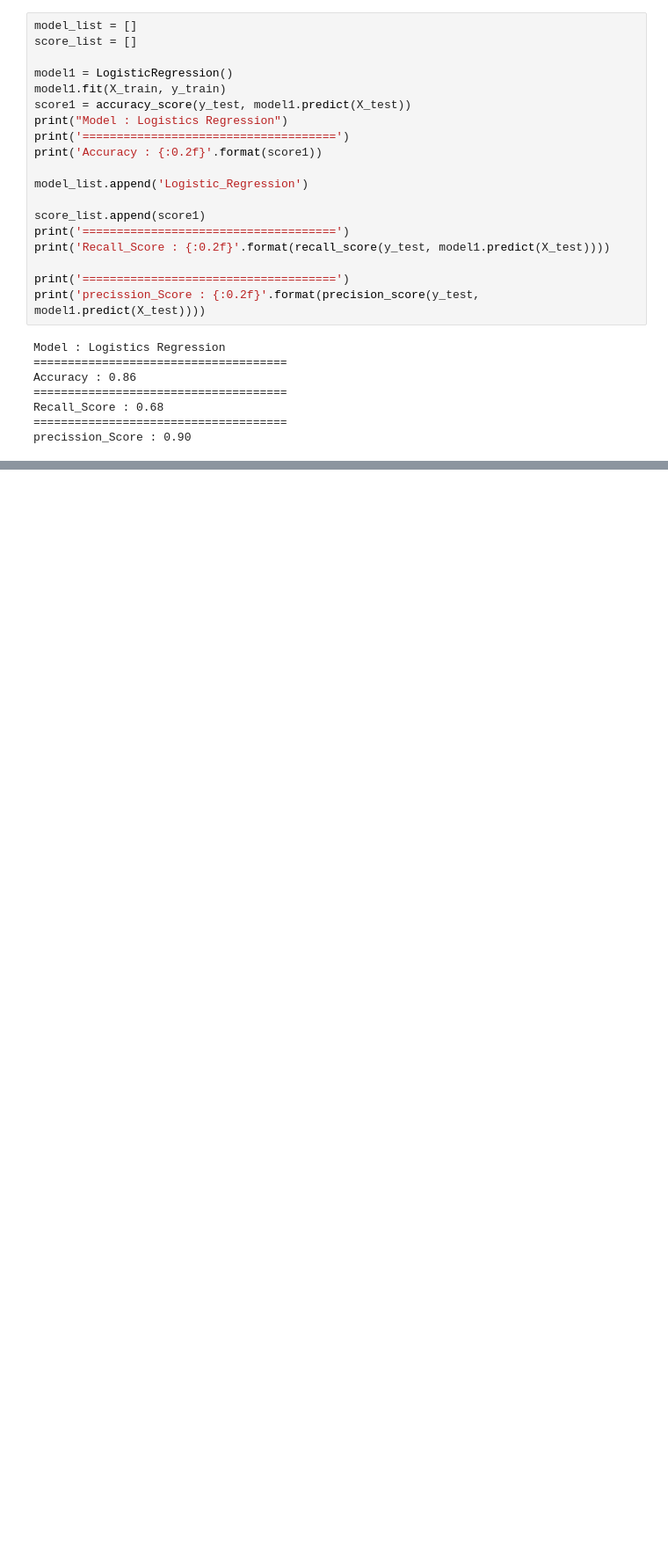
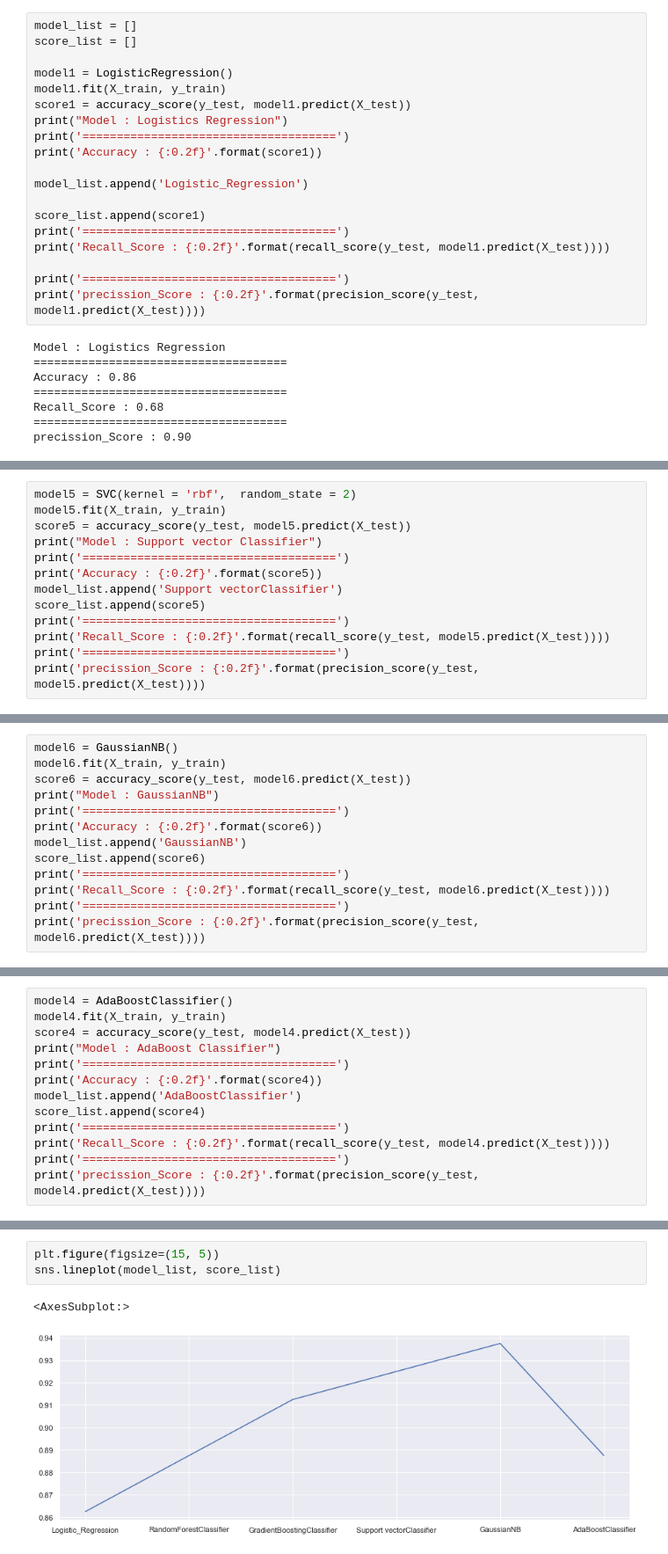
Before and after one commit to AbdMamun94/AI_ML_Projects, a Jupyter notebook: Logistic Regression/Logistic_Regression_Social_network_product_purchase.ipynb, the cells around one changed output, grey strips where cells are left out. Shown at 88% size. Cells and saved outputs as stored; diff of their text form; blank space fills up the shorter version.

```diff
--- a/Logistic Regression/Logistic_Regression_Social_network_product_purchase.ipynb
+++ b/Logistic Regression/Logistic_Regression_Social_network_product_purchase.ipynb
@@ -196,0 +249,13 @@ precission_Score : 0.90
+# %%
+model5 = SVC(kernel = 'rbf',  random_state = 2)
+model5.fit(X_train, y_train)
+score5 = accuracy_score(y_test, model5.predict(X_test))
+print("Model : Support vector Classifier")
+print('=====================================')
+print('Accuracy : {:0.2f}'.format(score5))
+model_list.append('Support vectorClassifier')
+score_list.append(score5)
+print('=====================================')
+print('Recall_Score : {:0.2f}'.format(recall_score(y_test, model5.predict(X_test))))
+print('=====================================')
+print('precission_Score : {:0.2f}'.format(precision_score(y_test, model5.predict(X_test))))
@@ -196,0 +272,13 @@ precission_Score : 0.90
+# %%
+model6 = GaussianNB()
+model6.fit(X_train, y_train)
+score6 = accuracy_score(y_test, model6.predict(X_test))
+print("Model : GaussianNB")
+print('=====================================')
+print('Accuracy : {:0.2f}'.format(score6))
+model_list.append('GaussianNB')
+score_list.append(score6)
+print('=====================================')
+print('Recall_Score : {:0.2f}'.format(recall_score(y_test, model6.predict(X_test))))
+print('=====================================')
+print('precission_Score : {:0.2f}'.format(precision_score(y_test, model6.predict(X_test))))
@@ -196,0 +295,13 @@ precission_Score : 0.90
+# %%
+model4 = AdaBoostClassifier()
+model4.fit(X_train, y_train)
+score4 = accuracy_score(y_test, model4.predict(X_test))
+print("Model : AdaBoost Classifier")
+print('=====================================')
+print('Accuracy : {:0.2f}'.format(score4))
+model_list.append('AdaBoostClassifier')
+score_list.append(score4)
+print('=====================================')
+print('Recall_Score : {:0.2f}'.format(recall_score(y_test, model4.predict(X_test))))
+print('=====================================')
+print('precission_Score : {:0.2f}'.format(precision_score(y_test, model4.predict(X_test))))
@@ -196,0 +316,6 @@ precission_Score : 0.90
+# %%
+plt.figure(figsize=(15, 5))
+sns.lineplot(model_list, score_list)
+# %% [output]
+<AxesSubplot:>
+[figure, added]
```
Also changed, not shown: parts of 12 cells of this notebook.
